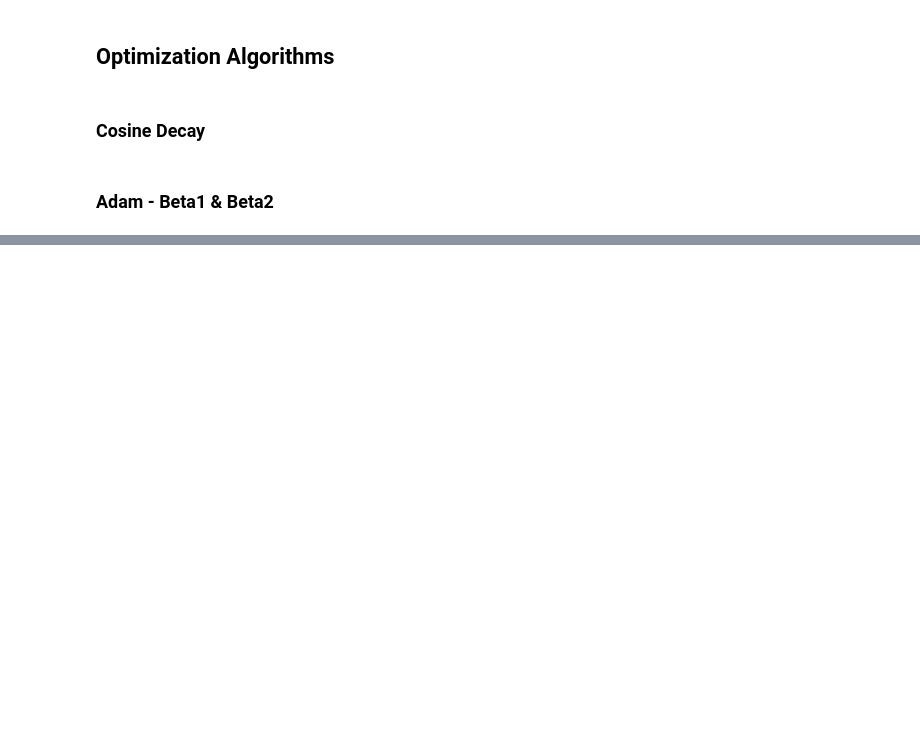
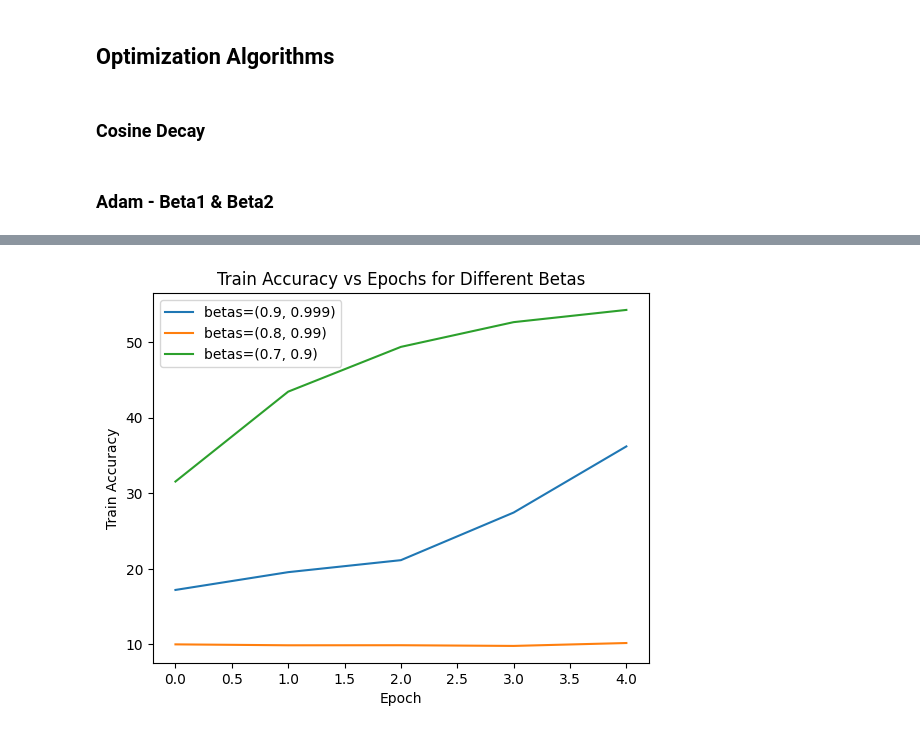
Before and after one commit to AlexMerlo1/CIFAR-10-Image-Classifier, a Jupyter notebook: Image_Classification.ipynb, the cells around one changed output, grey strips where cells are left out. Cells and saved outputs as stored; diff of their text form; code cells hidden in the pictures; blank space fills up the shorter version.

```diff
--- a/Image_Classification.ipynb
+++ b/Image_Classification.ipynb
@@ -194,2 +324,38 @@ print(f"Base Model Stats: \nTrain Accuracy (Per Epoch): {base_train_accs}\nTest
 # %% [markdown]
 ### Adam - Beta1 & Beta2
+# %%
+test_betas = [(0.9, 0.999), (0.8, 0.99), (0.7, 0.9)]
+
+models = {}
+
+for beta in test_betas:
+  model, train_accs, test_accs, train_costs = train_model(
+    model=Model(),
+    train_loader=train_loader,
+    test_loader=test_loader,
+    device=device,
+    epochs=5,
+    lr=0.01,
+    optimizer_type="adam",
+    betas=beta,
+    weight_decay=0
+  )
+
+  models[beta] = {
+    "model": model,
+    "train_accs": train_accs,
+    "test_accs": test_accs,
+    "train_costs": train_costs
+  }
+
+plt.figure()
+
+for beta in test_betas:
+    plt.plot(models[beta]["train_accs"], label=f"betas={beta}")
+
+plt.xlabel("Epoch")
+plt.ylabel("Train Accuracy")
+plt.title("Train Accuracy vs Epochs for Different Betas")
+plt.legend()
+plt.show()
+# %% [output]
@@ -195,0 +377 @@ print(f"Base Model Stats: \nTrain Accuracy (Per Epoch): {base_train_accs}\nTest
+[figure, added]
```
Also changed, not shown: parts of 13 cells of this notebook, 2 other files.
